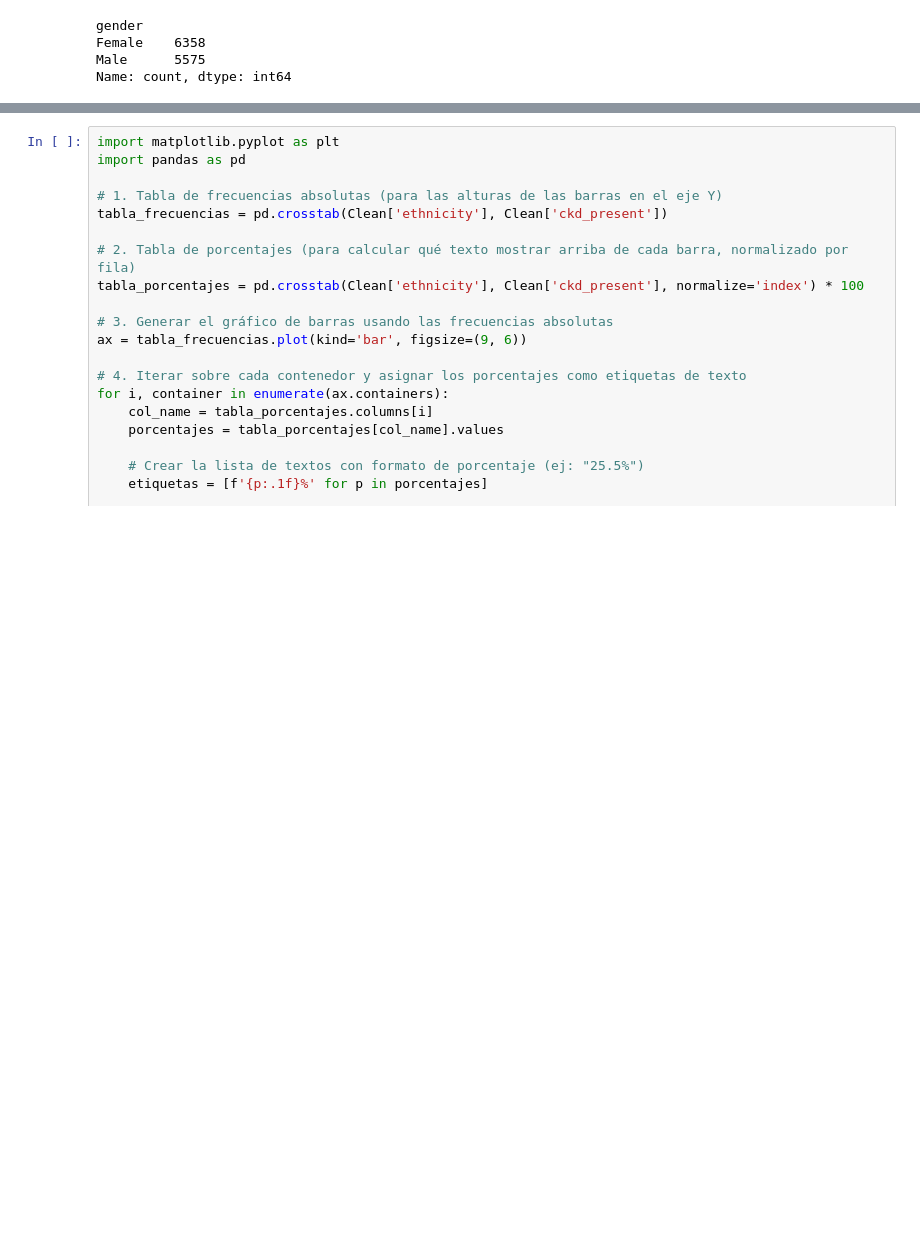
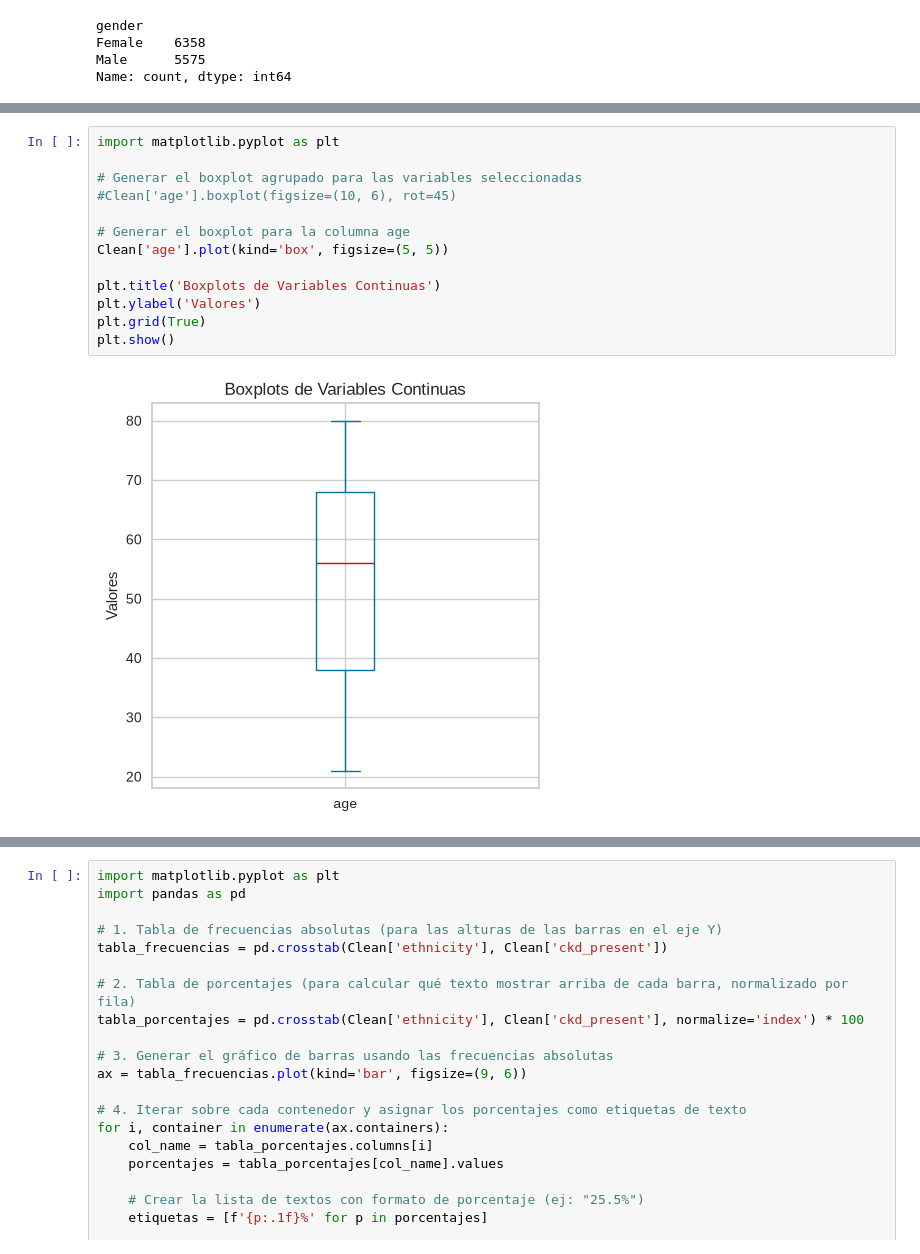
Before and after one commit to GonzaloManterola/Grupo27Ciencias, a Jupyter notebook: Main.ipynb, the cells around one changed output, grey strips where cells are left out. Drawn from its saved outputs; the diff is of its cells as text; blank space fills up the shorter version.

```diff
--- a/Main.ipynb
+++ b/Main.ipynb
@@ -281,0 +307,15 @@ viz.show()
+# %%
+import matplotlib.pyplot as plt
+
+# Generar el boxplot agrupado para las variables seleccionadas
+#Clean['age'].boxplot(figsize=(10, 6), rot=45)
+
+# Generar el boxplot para la columna age
+Clean['age'].plot(kind='box', figsize=(5, 5))
+
+plt.title('Boxplots de Variables Continuas')
+plt.ylabel('Valores')
+plt.grid(True)
+plt.show()
+# %% [output]
+[figure, added]
```
Also changed, not shown: parts of 7 cells of this notebook.
